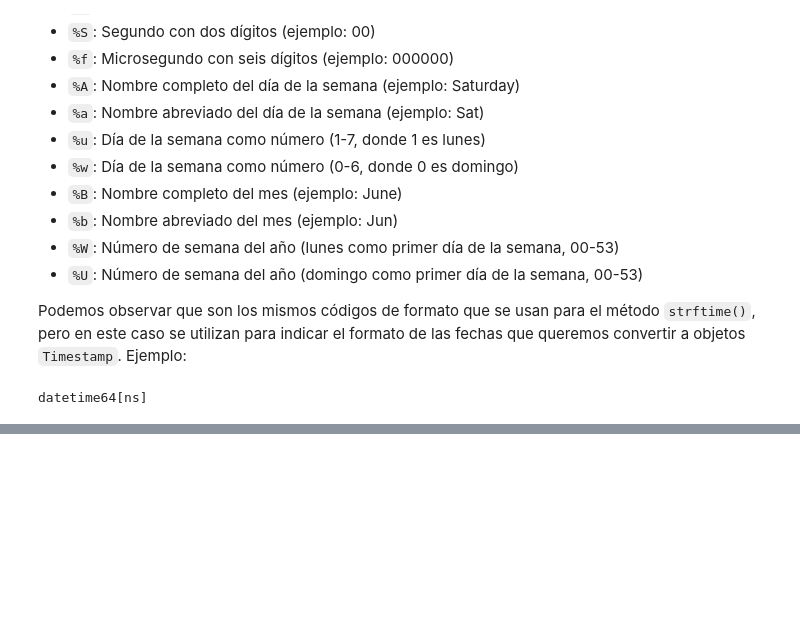
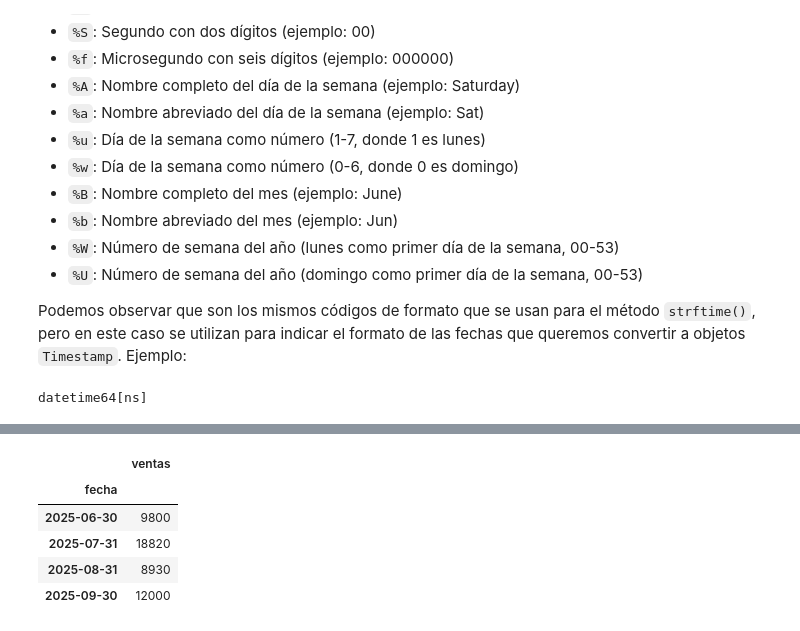
Before and after one commit to jorgesancheznet/apuntes-ADPy, a Jupyter notebook: jupyter/U03/Fechas-y-tiempo.ipynb, the cells around one changed output, grey strips where cells are left out. Cells and saved outputs as stored; diff of their text form; code cells hidden in the pictures; blank space fills up the shorter version.

```diff
--- a/jupyter/U03/Fechas-y-tiempo.ipynb
+++ b/jupyter/U03/Fechas-y-tiempo.ipynb
@@ -289,0 +375,15 @@ datetime64[ns]
+# %%
+datos = pd.DataFrame({
+    "fecha":["2025-06-15", "2025-07-01", "2025-08-20","2025-09-10","2025-07-12"],
+    "ventas":[9800, 7820, 8930, 12000, 11000]
+})
+datos["fecha"] = pd.to_datetime(datos["fecha"])  # Convertimos la columna "fecha" a tipo datetime
+datos.set_index("fecha", inplace=True) # Modificamos el DataFrame original
+datos.resample("ME").sum ()  # Remuestreamos los datos mensualmente y sumamos las ventas de cada mes
+# %% [output]
+|  | ventas |
+| fecha |  |
+| 2025-06-30 | 9800 |
+| 2025-07-31 | 18820 |
+| 2025-08-31 | 8930 |
+| 2025-09-30 | 12000 |
```
Also changed, not shown: parts of 21 cells of this notebook.
